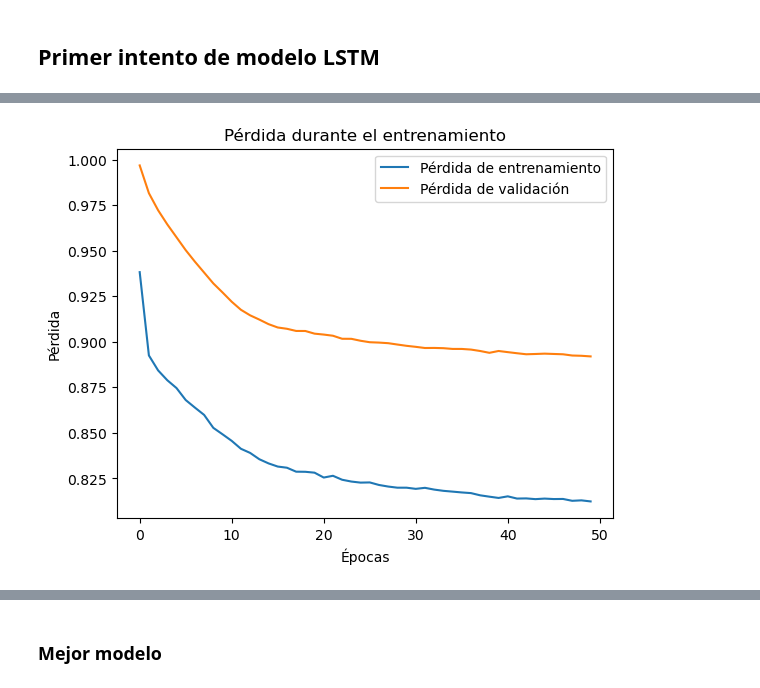
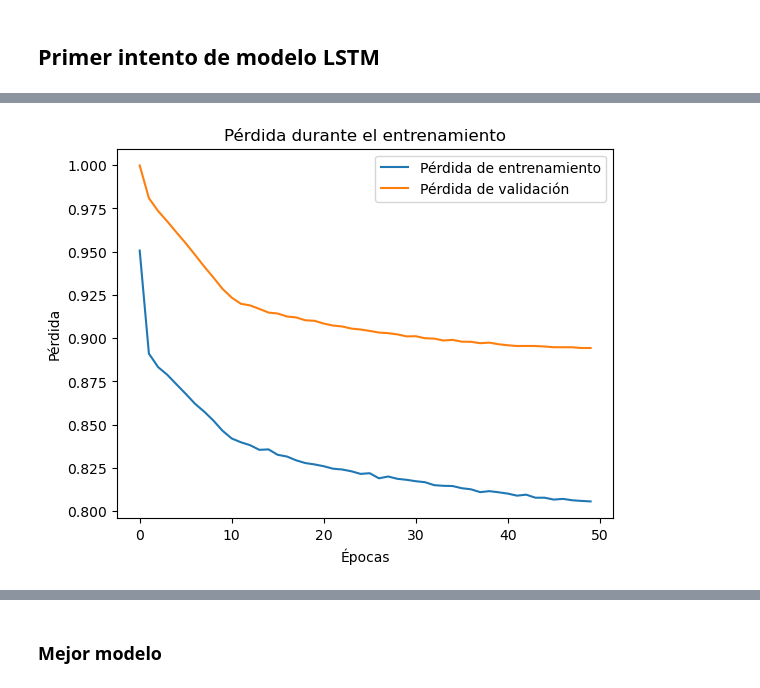
Before and after one commit to IFTrejoM/Binance-price-volatility-predictions-LSTM, a Jupyter notebook: binance.ipynb, the cells around one changed output, grey strips where cells are left out. Cells and saved outputs as stored; diff of their text form; code cells hidden in the pictures.

```diff
--- a/binance.ipynb
+++ b/binance.ipynb
@@ -782,8 +770,8 @@ optimizer = Adam(learning_rate=lr)
 dropout = 0.1
 
 # Primera capa LSTM:
-lstm_model_3 = Sequential()
-lstm_model_3.add(LSTM(50,
+lstm_model = Sequential()
+lstm_model.add(LSTM(60,
                       activation='tanh',
                       input_shape=(window_size, n_features),
                       dropout=dropout,
@@ -792,22 +780,25 @@ lstm_model_3.add(LSTM(50,
                       )
                  )
 
-# Segunda capa LSTM
-lstm_model_3.add(LSTM(50,
+# Segunda capa LSTM:
+lstm_model.add(LSTM(50,
                       activation='tanh',
                       dropout=dropout,
                       recurrent_dropout=dropout
                       )
                  )
 
-lstm_model_3.add(Dense(n_outputs))
-lstm_model_3.compile(optimizer=optimizer, loss='mse')
+# Capa densa de salida:
+lstm_model.add(Dense(n_outputs))
+
+# Compilar el modelo:
+lstm_model.compile(optimizer=optimizer, loss='mse')
 # %%
 from keras.callbacks import EarlyStopping, ModelCheckpoint
 
+# Definimos la detención temprana:
 patience = 5
 
-# Definimos la detención temprana:
 early_stopper = EarlyStopping(
     monitor='val_loss',
     patience=patience,
@@ -824,10 +815,10 @@ checkpoint = ModelCheckpoint(
 
 
 # Entrenamos el modelo:
-train_history_3 = lstm_model_3.fit(
+train_history = lstm_model.fit(
     X_train,
     Y_train,
-    epochs=50,
+    epochs=50, # 50 -> MSE = 2.414158821105957
     batch_size=72,
     validation_data=(X_val, Y_val),
     verbose=2,
@@ -855,25 +846,25 @@ Epoch 50/50
 # %%
 # Guardar el modelo completo en formato HDF5:
-lstm_model_3.save('trained_models/lstm_model_3a.h5')
+lstm_model.save('trained_models/lstm_model_4.h5')
 
 # Guardar la historia como pickle:
-with open('trained_models/train_history_3a.pkl', 'wb') as file:
-    pickle.dump(train_history_3.history, file)
+with open('trained_models/train_history_4.pkl', 'wb') as file:
+    pickle.dump(train_history.history, file)
 # %%
 # Cargar modelo guardado:
-lstm_model_3 = load_model('trained_models/lstm_model_3a.h5')
+lstm_model = load_model('trained_models/lstm_model_4.h5')
 
 # Cargar la historia:
-with open('trained_models/train_history_3a.pkl', 'rb') as file:
-    train_history_3 = pickle.load(file)
+with open('trained_models/train_history_4.pkl', 'rb') as file:
+    train_history = pickle.load(file)
 # %%
 # Plotear los resultados del entrenamiento:
-plt.plot(train_history_3['loss'], label='Pérdida de entrenamiento')
-plt.plot(train_history_3['val_loss'], label='Pérdida de validación')
+plt.plot(train_history['loss'], label='Pérdida de entrenamiento')
+plt.plot(train_history['val_loss'], label='Pérdida de validación')
 plt.title('Pérdida durante el entrenamiento')
 plt.xlabel('Épocas')
 plt.ylabel('Pérdida')
 plt.legend()
 plt.show()
 # %% [output]
-[figure, old version]
+[figure, new version]
```
Also changed, not shown: parts of 20 cells of this notebook, 5 other files.
